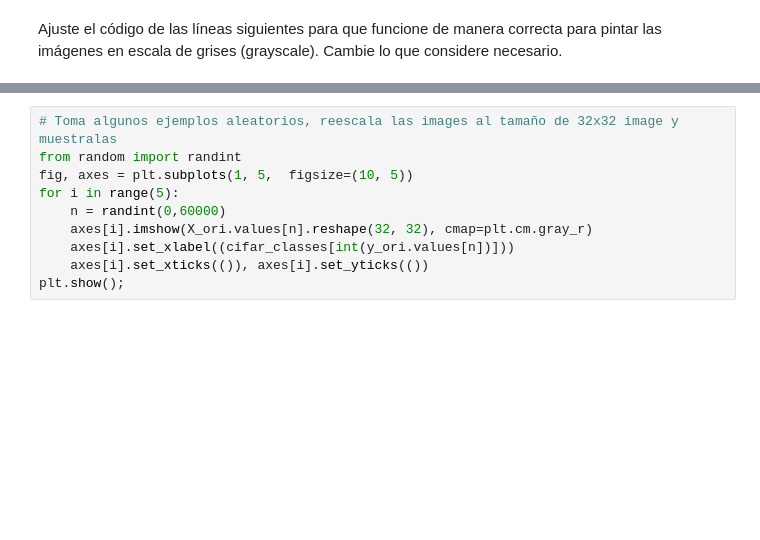
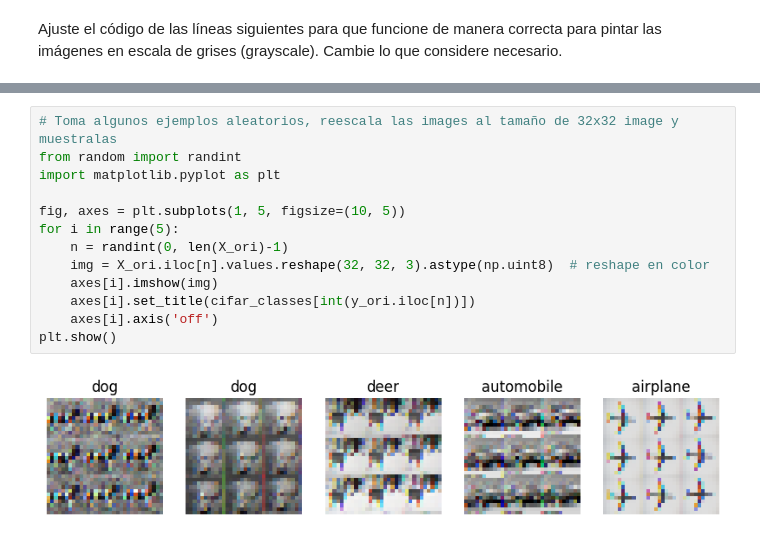
Before and after one commit to StefanoImanol/pc22025I, a Jupyter notebook: 2dapc_ia_2025I_v1_0.ipynb, the cells around one changed output, grey strips where cells are left out. Drawn from its saved outputs; the diff is of its cells as text; blank space fills up the shorter version.

```diff
--- a/2dapc_ia_2025I_v1_0.ipynb
+++ b/2dapc_ia_2025I_v1_0.ipynb
@@ -330,10 +354,15 @@ Ajuste el código de las líneas siguientes para que funcione de manera correcta
 # %%
 # Toma algunos ejemplos aleatorios, reescala las images al tamaño de 32x32 image y muestralas
 from random import randint
-fig, axes = plt.subplots(1, 5,  figsize=(10, 5))
+import matplotlib.pyplot as plt
+
+fig, axes = plt.subplots(1, 5, figsize=(10, 5))
 for i in range(5):
-    n = randint(0,60000)
-    axes[i].imshow(X_ori.values[n].reshape(32, 32), cmap=plt.cm.gray_r)
-    axes[i].set_xlabel((cifar_classes[int(y_ori.values[n])]))
-    axes[i].set_xticks(()), axes[i].set_yticks(())
-plt.show();
+    n = randint(0, len(X_ori)-1)
+    img = X_ori.iloc[n].values.reshape(32, 32, 3).astype(np.uint8)  # reshape en color
+    axes[i].imshow(img)
+    axes[i].set_title(cifar_classes[int(y_ori.iloc[n])])
+    axes[i].axis('off')
+plt.show()
+# %% [output]
+[figure, added]
```
Also changed, not shown: parts of 8 cells of this notebook.
